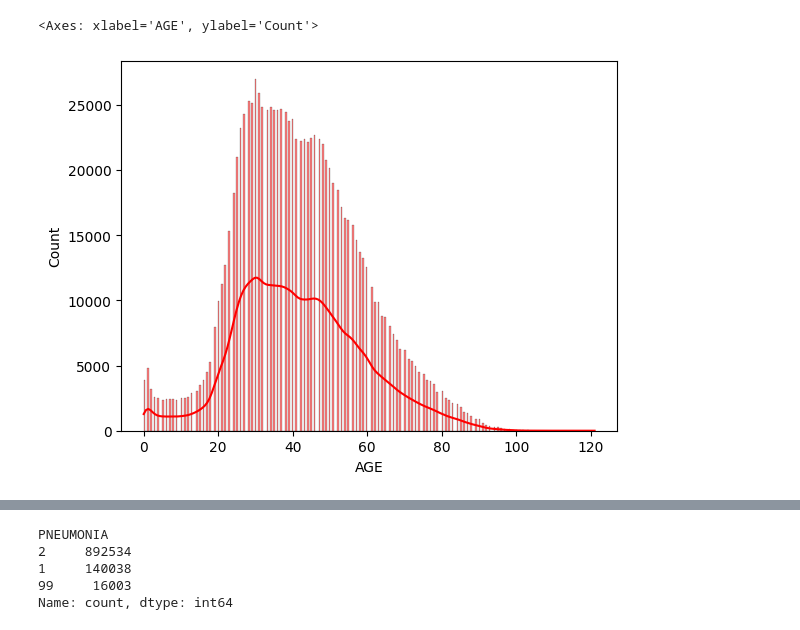
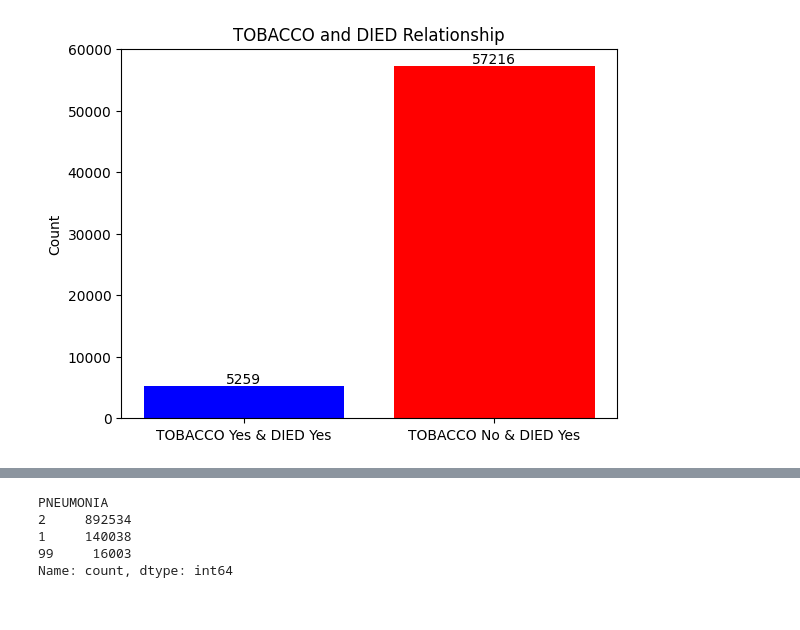
Before and after one commit to Serters/temporary, a Jupyter notebook: main.ipynb, the cells around one changed output, grey strips where cells are left out. Cells and saved outputs as stored; diff of their text form; code cells hidden in the pictures.

```diff
--- a/main.ipynb
+++ b/main.ipynb
@@ -47,5 +52,22 @@ df.tail(5)
-# %%
-sns.histplot(data=df, x=df["AGE"], kde=True, color="red")
-# %% [output]
-<Axes: xlabel='AGE', ylabel='Count'>
-[figure, removed]
+# %%
+# Count occurrences where TOBACCO is 1 and DIED is 1
+count_tobacco_yes_died_yes = df[(df['TOBACCO'] == 1) & (df['DIED'] == 1)].shape[0]
+
+# Count occurrences where TOBACCO is 2 and DIED is 1
+count_tobacco_no_died_yes = df[(df['TOBACCO'] == 2) & (df['DIED'] == 1)].shape[0]
+
+# Plotting
+labels = ['TOBACCO Yes & DIED Yes', 'TOBACCO No & DIED Yes']
+values = [count_tobacco_yes_died_yes, count_tobacco_no_died_yes]
+
+plt.bar(labels, values, color=['blue', 'red'])
+plt.title('TOBACCO and DIED Relationship')
+plt.ylabel('Count')
+
+# Annotate the bars with the actual count values
+for i, value in enumerate(values):
+    plt.text(i, value + 0.1, str(value), ha='center', va='bottom')
+
+plt.show()
+# %% [output]
+[figure, added]
```
Also changed, not shown: parts of 24 cells of this notebook, 1 other file.
